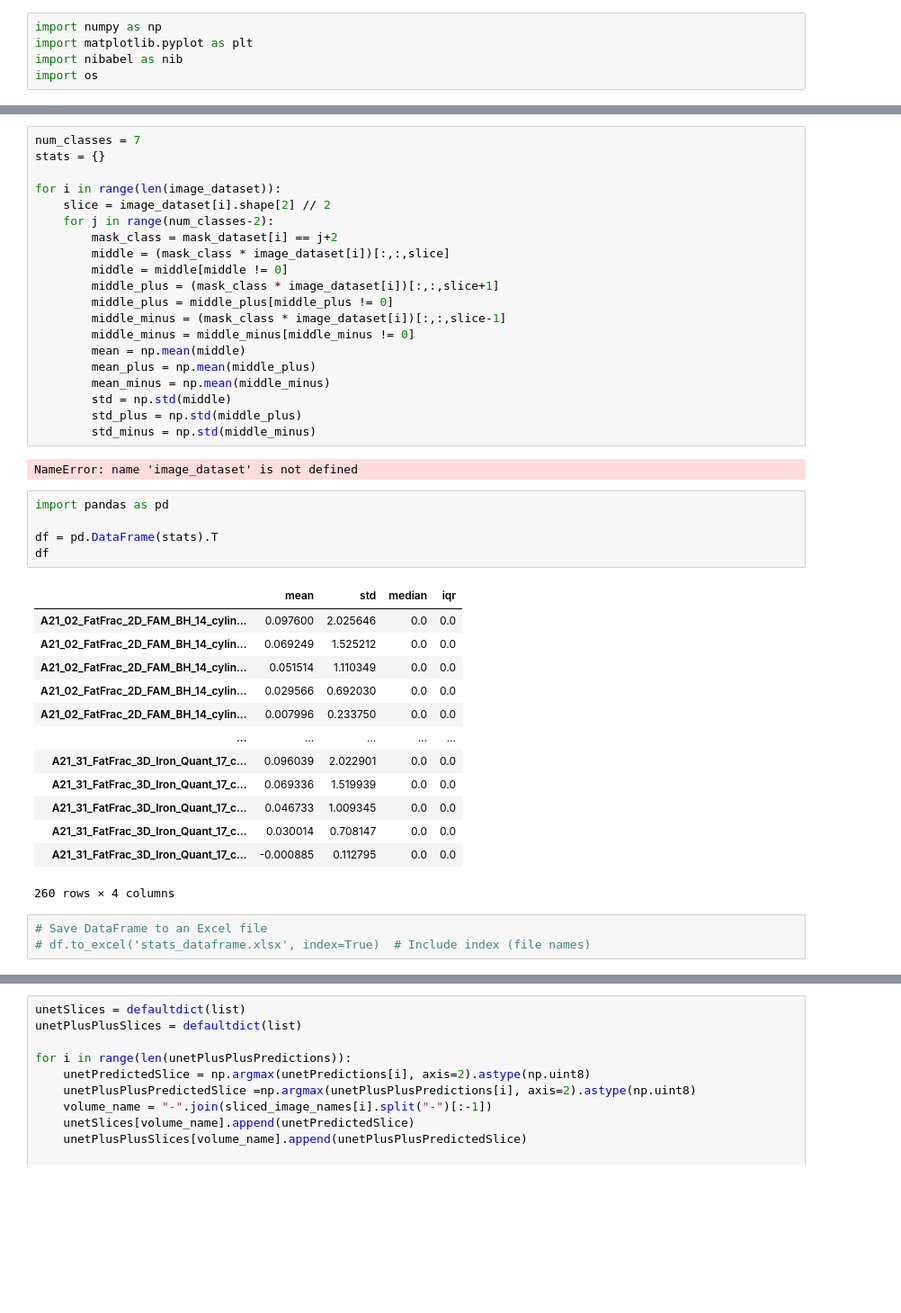
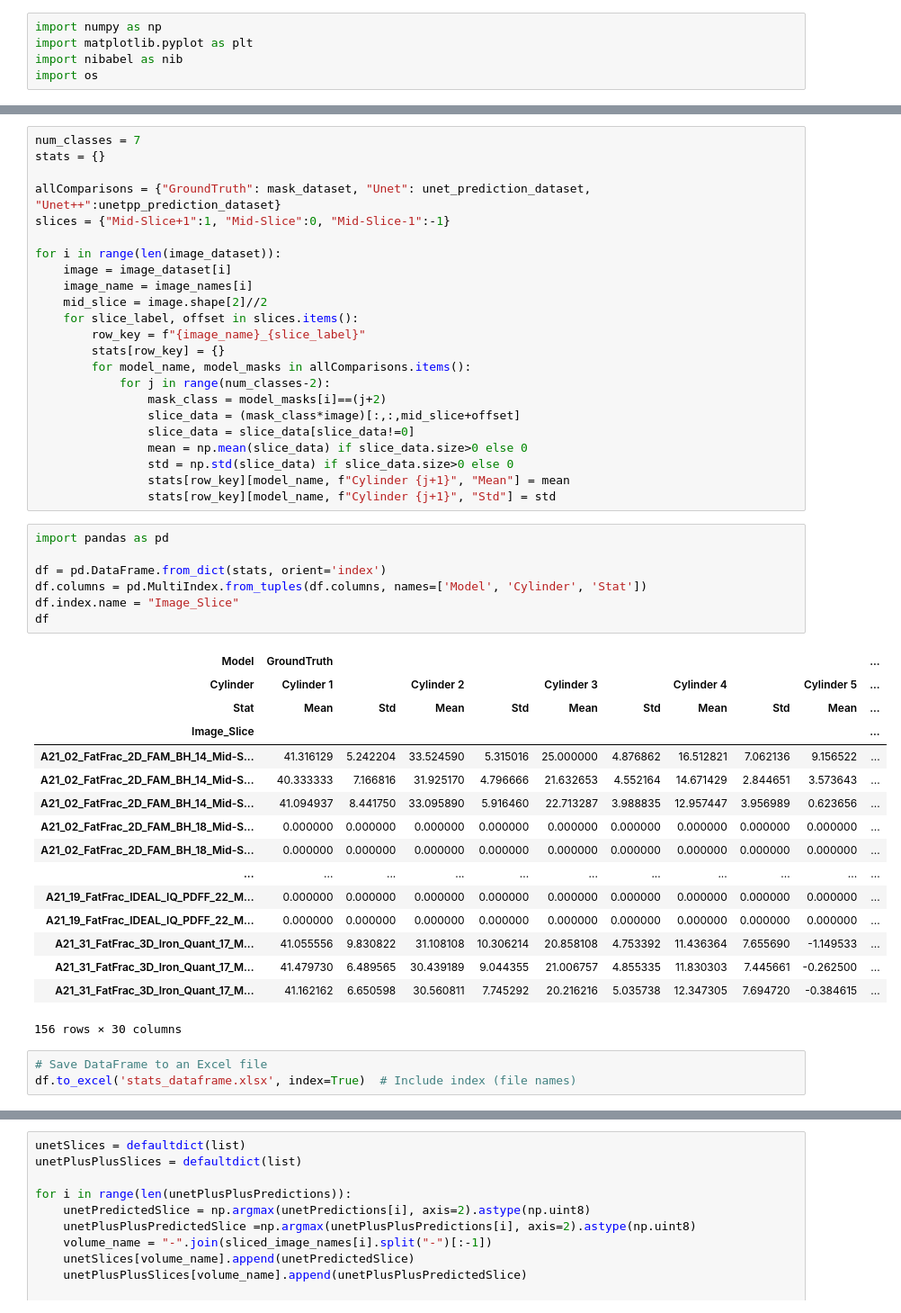
Before and after one commit to katelyn-zhao/multi_thoracic_seg, a Jupyter notebook: post-processing.ipynb, the cells around one changed output, grey strips where cells are left out. Shown at 90% size. Cells and saved outputs as stored; diff of their text form; blank space fills up the shorter version.

Commit message:
Update table formatting

```diff
--- a/post-processing.ipynb
+++ b/post-processing.ipynb
@@ -30,46 +37,52 @@ for i, image_name in enumerate(segmentations):
 num_classes = 7
 stats = {}
 
+allComparisons = {"GroundTruth": mask_dataset, "Unet": unet_prediction_dataset, "Unet++":unetpp_prediction_dataset}
+slices = {"Mid-Slice+1":1, "Mid-Slice":0, "Mid-Slice-1":-1}
+
 for i in range(len(image_dataset)):
-    slice = image_dataset[i].shape[2] // 2
-    for j in range(num_classes-2):
-        mask_class = mask_dataset[i] == j+2
-        middle = (mask_class * image_dataset[i])[:,:,slice]
-        middle = middle[middle != 0]
-        middle_plus = (mask_class * image_dataset[i])[:,:,slice+1]
-        middle_plus = middle_plus[middle_plus != 0]
-        middle_minus = (mask_class * image_dataset[i])[:,:,slice-1]
-        middle_minus = middle_minus[middle_minus != 0]
-        mean = np.mean(middle)
-        mean_plus = np.mean(middle_plus)
-        mean_minus = np.mean(middle_minus)
-        std = np.std(middle)
-        std_plus = np.std(middle_plus)
-        std_minus = np.std(middle_minus)
+    image = image_dataset[i]
+    image_name = image_names[i]
+    mid_slice = image.shape[2]//2
+    for slice_label, offset in slices.items():
+        row_key = f"{image_name}_{slice_label}"
+        stats[row_key] = {}
+        for model_name, model_masks in allComparisons.items():
+            for j in range(num_classes-2):
+                mask_class = model_masks[i]==(j+2)
+                slice_data = (mask_class*image)[:,:,mid_slice+offset]
+                slice_data = slice_data[slice_data!=0]
+                mean = np.mean(slice_data) if slice_data.size>0 else 0
+                std = np.std(slice_data) if slice_data.size>0 else 0
+                stats[row_key][model_name, f"Cylinder {j+1}", "Mean"] = mean
+                stats[row_key][model_name, f"Cylinder {j+1}", "Std"] = std
-# %% [output]
-NameError: name 'image_dataset' is not defined
 # %%
 import pandas as pd
 
-df = pd.DataFrame(stats).T
+df = pd.DataFrame.from_dict(stats, orient='index')
+df.columns = pd.MultiIndex.from_tuples(df.columns, names=['Model', 'Cylinder', 'Stat'])
+df.index.name = "Image_Slice"
 df
 # %% [output]
-|  | mean | std | median | iqr |
-| A21_02_FatFrac_2D_FAM_BH_14_cylin... | 0.097600 | 2.025646 | 0.0 | 0.0 |
-| A21_02_FatFrac_2D_FAM_BH_14_cylin... | 0.069249 | 1.525212 | 0.0 | 0.0 |
-| A21_02_FatFrac_2D_FAM_BH_14_cylin... | 0.051514 | 1.110349 | 0.0 | 0.0 |
-| A21_02_FatFrac_2D_FAM_BH_14_cylin... | 0.029566 | 0.692030 | 0.0 | 0.0 |
-| A21_02_FatFrac_2D_FAM_BH_14_cylin... | 0.007996 | 0.233750 | 0.0 | 0.0 |
-| ... | ... | ... | ... | ... |
-| A21_31_FatFrac_3D_Iron_Quant_17_c... | 0.096039 | 2.022901 | 0.0 | 0.0 |
-| A21_31_FatFrac_3D_Iron_Quant_17_c... | 0.069336 | 1.519939 | 0.0 | 0.0 |
-| A21_31_FatFrac_3D_Iron_Quant_17_c... | 0.046733 | 1.009345 | 0.0 | 0.0 |
-| A21_31_FatFrac_3D_Iron_Quant_17_c... | 0.030014 | 0.708147 | 0.0 | 0.0 |
-| A21_31_FatFrac_3D_Iron_Quant_17_c... | -0.000885 | 0.112795 | 0.0 | 0.0 |
+| Model | GroundTruth |  |  |  |  |  |  |  |  | ... |
+| Cylinder | Cylinder 1 |  | Cylinder 2 |  | Cylinder 3 |  | Cylinder 4 |  | Cylinder 5 | ... |
+| Stat | Mean | Std | Mean | Std | Mean | Std | Mean | Std | Mean | ... |
+| Image_Slice |  |  |  |  |  |  |  |  |  | ... |
+| A21_02_FatFrac_2D_FAM_BH_14_Mid-S... | 41.316129 | 5.242204 | 33.524590 | 5.315016 | 25.000000 | 4.876862 | 16.512821 | 7.062136 | 9.156522 | ... |
+| A21_02_FatFrac_2D_FAM_BH_14_Mid-S... | 40.333333 | 7.166816 | 31.925170 | 4.796666 | 21.632653 | 4.552164 | 14.671429 | 2.844651 | 3.573643 | ... |
+| A21_02_FatFrac_2D_FAM_BH_14_Mid-S... | 41.094937 | 8.441750 | 33.095890 | 5.916460 | 22.713287 | 3.988835 | 12.957447 | 3.956989 | 0.623656 | ... |
+| A21_02_FatFrac_2D_FAM_BH_18_Mid-S... | 0.000000 | 0.000000 | 0.000000 | 0.000000 | 0.000000 | 0.000000 | 0.000000 | 0.000000 | 0.000000 | ... |
+| A21_02_FatFrac_2D_FAM_BH_18_Mid-S... | 0.000000 | 0.000000 | 0.000000 | 0.000000 | 0.000000 | 0.000000 | 0.000000 | 0.000000 | 0.000000 | ... |
+| ... | ... | ... | ... | ... | ... | ... | ... | ... | ... | ... |
+| A21_19_FatFrac_IDEAL_IQ_PDFF_22_M... | 0.000000 | 0.000000 | 0.000000 | 0.000000 | 0.000000 | 0.000000 | 0.000000 | 0.000000 | 0.000000 | ... |
+| A21_19_FatFrac_IDEAL_IQ_PDFF_22_M... | 0.000000 | 0.000000 | 0.000000 | 0.000000 | 0.000000 | 0.000000 | 0.000000 | 0.000000 | 0.000000 | ... |
+| A21_31_FatFrac_3D_Iron_Quant_17_M... | 41.055556 | 9.830822 | 31.108108 | 10.306214 | 20.858108 | 4.753392 | 11.436364 | 7.655690 | -1.149533 | ... |
+| A21_31_FatFrac_3D_Iron_Quant_17_M... | 41.479730 | 6.489565 | 30.439189 | 9.044355 | 21.006757 | 4.855335 | 11.830303 | 7.445661 | -0.262500 | ... |
+| A21_31_FatFrac_3D_Iron_Quant_17_M... | 41.162162 | 6.650598 | 30.560811 | 7.745292 | 20.216216 | 5.035738 | 12.347305 | 7.694720 | -0.384615 | ... |
-260 rows × 4 columns
+156 rows × 30 columns
 # %%
 # Save DataFrame to an Excel file
-# df.to_excel('stats_dataframe.xlsx', index=True)  # Include index (file names)
+df.to_excel('stats_dataframe.xlsx', index=True)  # Include index (file names)
 # %%
 import tensorflow as tf
 from collections import defaultdict
```
Also changed, not shown: parts of 2 cells of this notebook.
